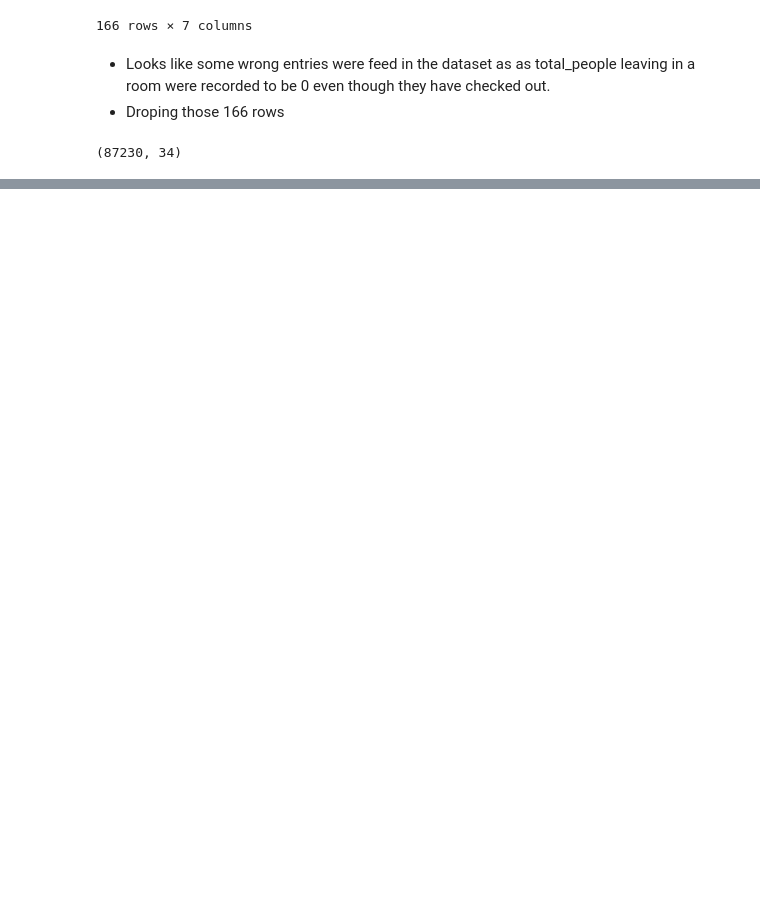
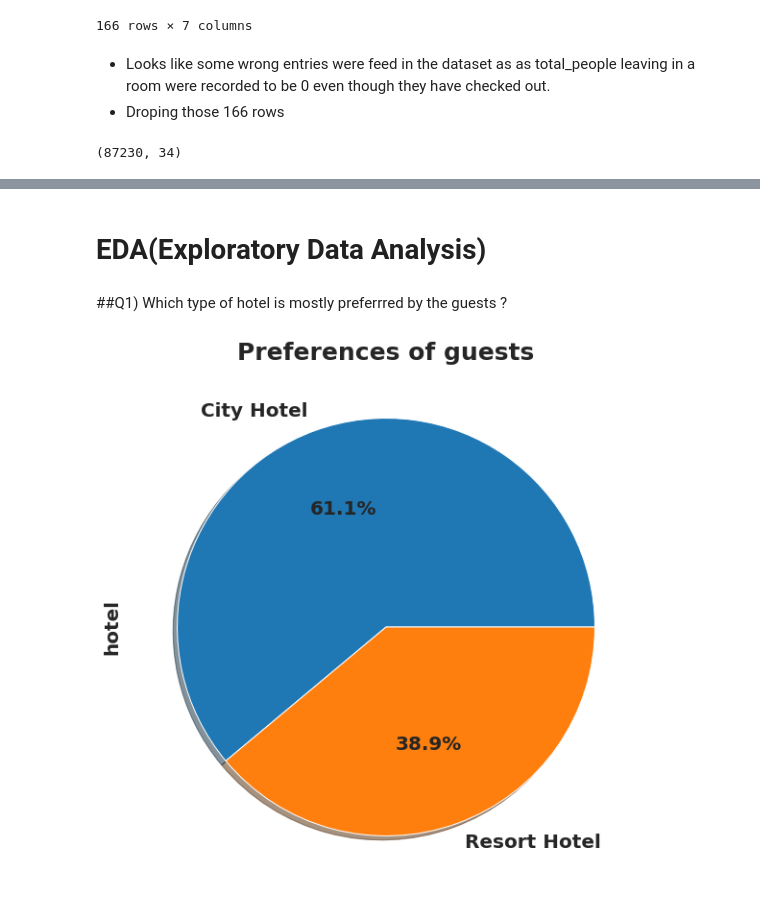
Before and after one commit to 7-sumit/Hotel-Booking-Analysis, a Jupyter notebook: Sumit_Berde_Hotel_Booking_Analysis_Capstone_Project.ipynb, the cells around one changed output, grey strips where cells are left out. Drawn from its saved outputs; the diff is of its cells as text; code cells hidden in the pictures; blank space fills up the shorter version.

```diff
--- a/Sumit_Berde_Hotel_Booking_Analysis_Capstone_Project.ipynb
+++ b/Sumit_Berde_Hotel_Booking_Analysis_Capstone_Project.ipynb
@@ -315,0 +333,10 @@ df1.shape
+# %% [markdown]
+# **EDA(Exploratory Data Analysis)**
+# %% [markdown]
+##Q1) Which type of hotel is mostly preferrred by the guests ?
+# %%
+# Plotting a pie chart
+df1['hotel'].value_counts().plot.pie(shadow=True,autopct='%1.1f%%',figsize=(10,10),fontsize=20)
+plt.title('Preferences of guests');
+# %% [output]
+[figure, added]
```
Also changed, not shown: parts of 15 cells of this notebook.
